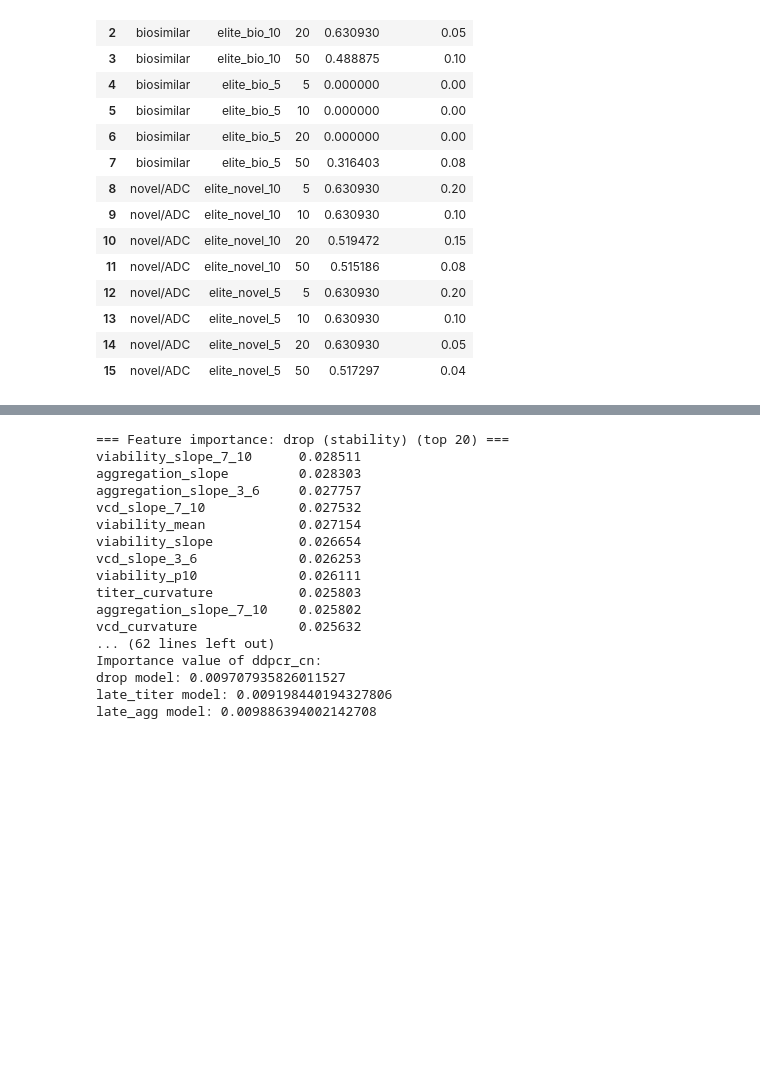
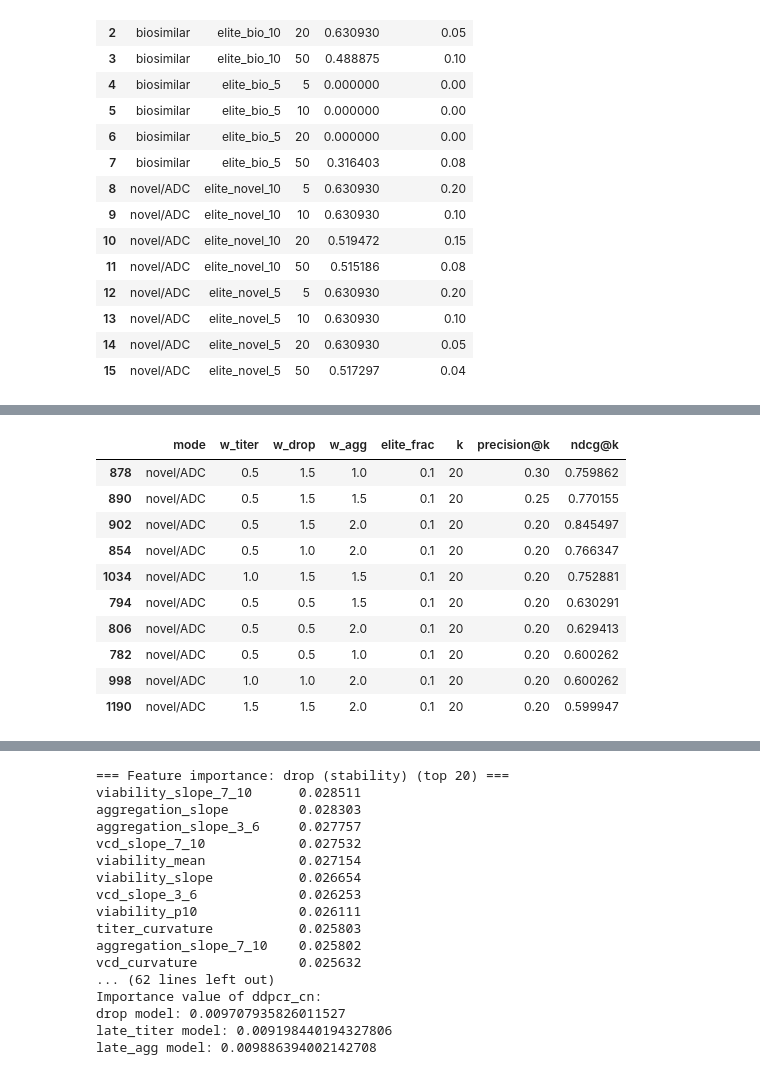
Before and after one commit to Sanghee-L/CLD_ML_PIPELINE, a Jupyter notebook: notebooks/03b_multitarget_models.ipynb, the cells around one changed output, grey strips where cells are left out. Saved outputs shown, nothing was run; the diff lists cells and outputs as text; code cells hidden in the pictures; blank space fills up the shorter version.

```diff
--- a/notebooks/03b_multitarget_models.ipynb
+++ b/notebooks/03b_multitarget_models.ipynb
@@ -548,0 +711,14 @@ pivot
+# %%
+subset[subset["mode"] == "novel/ADC"].head(10)
+# %% [output]
+|  | mode | w_titer | w_drop | w_agg | elite_frac | k | precision@k | ndcg@k |
+| 878 | novel/ADC | 0.5 | 1.5 | 1.0 | 0.1 | 20 | 0.30 | 0.759862 |
+| 890 | novel/ADC | 0.5 | 1.5 | 1.5 | 0.1 | 20 | 0.25 | 0.770155 |
+| 902 | novel/ADC | 0.5 | 1.5 | 2.0 | 0.1 | 20 | 0.20 | 0.845497 |
+| 854 | novel/ADC | 0.5 | 1.0 | 2.0 | 0.1 | 20 | 0.20 | 0.766347 |
+| 1034 | novel/ADC | 1.0 | 1.5 | 1.5 | 0.1 | 20 | 0.20 | 0.752881 |
+| 794 | novel/ADC | 0.5 | 0.5 | 1.5 | 0.1 | 20 | 0.20 | 0.630291 |
+| 806 | novel/ADC | 0.5 | 0.5 | 2.0 | 0.1 | 20 | 0.20 | 0.629413 |
+| 782 | novel/ADC | 0.5 | 0.5 | 1.0 | 0.1 | 20 | 0.20 | 0.600262 |
+| 998 | novel/ADC | 1.0 | 1.0 | 2.0 | 0.1 | 20 | 0.20 | 0.600262 |
+| 1190 | novel/ADC | 1.5 | 1.5 | 2.0 | 0.1 | 20 | 0.20 | 0.599947 |
```
Also changed, not shown: parts of 8 cells of this notebook.
